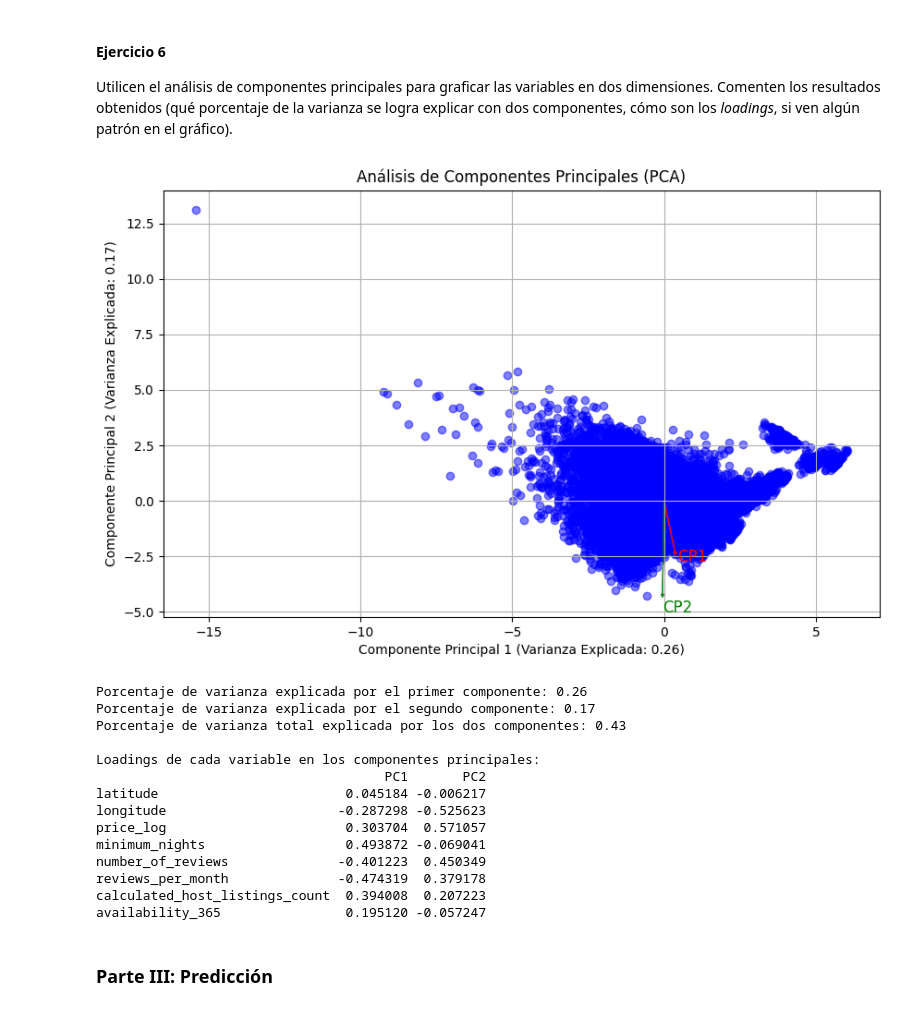
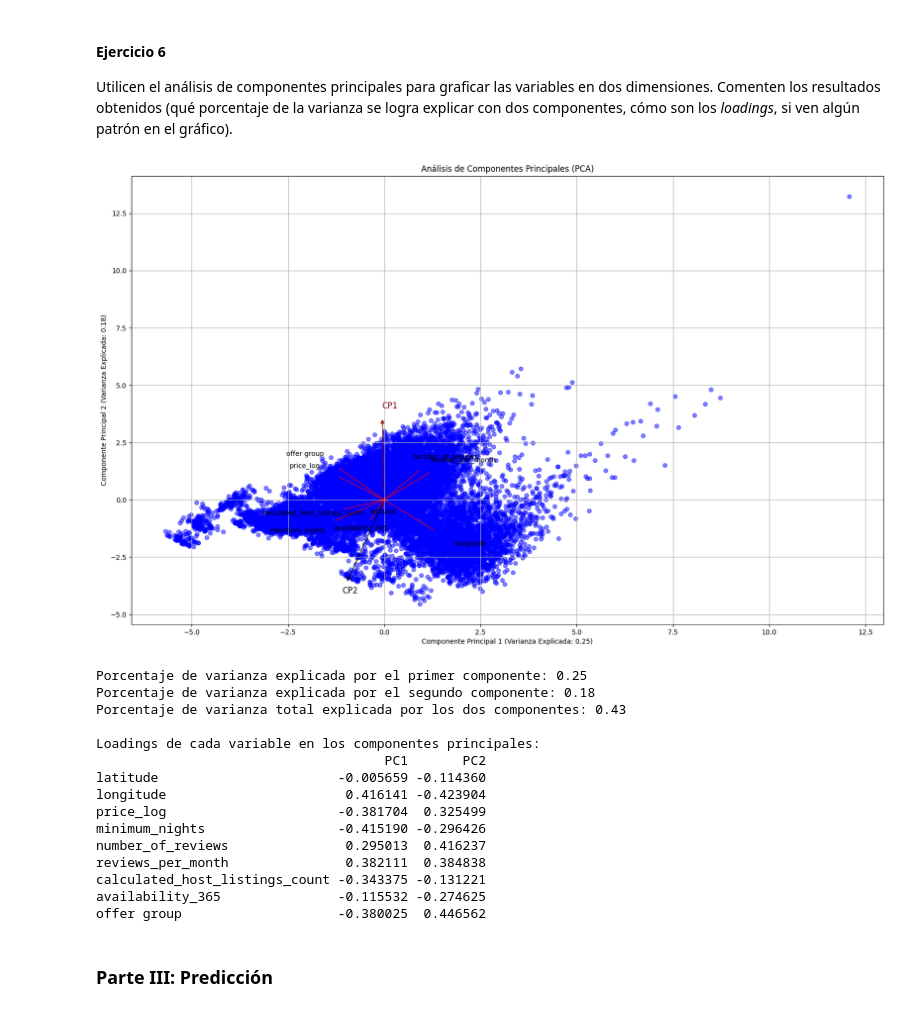
Before and after one commit to GabrielDiaz303/CC408--T1-2-, a Jupyter notebook: TP 2/TP2.ipynb, the cells around one changed output. Cells and saved outputs as stored; diff of their text form; code cells hidden in the pictures.

```diff
--- a/TP 2/TP2.ipynb
+++ b/TP 2/TP2.ipynb
@@ -549,7 +501,7 @@ from sklearn.preprocessing import StandardScaler
 
 # Selecciono las columnas numéricas para el análisis de PCA
 columnas_num = ['latitude', 'longitude', 'price_log', 'minimum_nights', 'number_of_reviews',
-                   'reviews_per_month', 'calculated_host_listings_count', 'availability_365']
+                   'reviews_per_month', 'calculated_host_listings_count', 'availability_365', "offer group"]
 
 # Estandarizo los datos para que tengan media = 0 y varianza = 1
 scaler = StandardScaler()
@@ -563,54 +515,73 @@ componentes_principales = pca.fit_transform(data_escalada)
 data_pca = pd.DataFrame(data=componentes_principales, columns=['CP1', 'CP2'])
 
 # Creo el gráfico de dispersión de los componentes principales
-plt.figure(figsize=(10, 6))
+plt.figure(figsize=(20, 12))
 plt.scatter(data_pca['CP1'], data_pca['CP2'], alpha=0.5, c='blue')
 plt.title('Análisis de Componentes Principales (PCA)')
 plt.xlabel(f'Componente Principal 1 (Varianza Explicada: {pca.explained_variance_ratio_[0]:.2f})')
 plt.ylabel(f'Componente Principal 2 (Varianza Explicada: {pca.explained_variance_ratio_[1]:.2f})')
 plt.grid(True)
 
-# Agregar vectores que representen CP1 y CP2
+# Agregamos vectores que representen CP1 y CP2
 scaling_factor = 8
 # CP1 (flecha desde el origen)
 plt.arrow(0, 0, pca.components_[0, 0] * scaling_factor, pca.components_[0, 1] * scaling_factor,
-          color='red', alpha=0.8, head_width=0.1, head_length=0.15, label='CP1')
+          color='maroon', alpha=0.8, head_width=0.1, head_length=0.15, label='CP1')
 plt.text(pca.components_[0, 0] * scaling_factor * 1.2, pca.components_[0, 1] * scaling_factor * 1.2,
-         'CP1', color='red', fontsize=12)
+         'CP1', color='maroon', fontsize=12)
 
 # CP2 (flecha desde el origen)
 plt.arrow(0, 0, pca.components_[1, 0] * scaling_factor, pca.components_[1, 1] * scaling_factor,
-          color='green', alpha=0.8, head_width=0.1, head_length=0.15, label='CP2')
+          color='black', alpha=0.8, head_width=0.1, head_length=0.15, label='CP2')
 plt.text(pca.components_[1, 0] * scaling_factor * 1.2, pca.components_[1, 1] * scaling_factor * 1.2,
-         'CP2', color='green', fontsize=12)
+         'CP2', color='black', fontsize=12)
+
+loadings = pca.components_.T
+
+# Escalamos los loadings para mejorar la visualización (ajustable)
+scale_factor = 3  # Reduce la longitud de las flechas si es necesario
+loadings_scaled = loadings * scale_factor
+
+# Agregamos los vectores de los loadings al gráfico
+for i, var in enumerate(columnas_num):
+    plt.arrow(0, 0, loadings_scaled[i, 0], loadings_scaled[i, 1],
+              color='red', alpha=0.7, head_width=0.03, head_length=0.03)
+
+    # Mueve el texto un poco más lejos de las flechas (aumentar el factor si es necesario)
+    plt.text(loadings_scaled[i, 0] * 1.8, loadings_scaled[i, 1] * 1.5, var,
+             color='black', ha='center', va='center', fontsize=10)
+
 
 plt.show()
+
+
 # Porcentaje de varianza explicado por cada componente
 explained_variance = pca.explained_variance_ratio_
 print(f"Porcentaje de varianza explicada por el primer componente: {explained_variance[0]:.2f}")
 print(f"Porcentaje de varianza explicada por el segundo componente: {explained_variance[1]:.2f}")
 print(f"Porcentaje de varianza total explicada por los dos componentes: {explained_variance[0] + explained_variance[1]:.2f}")
 
 # Loadings (pesos de cada variable en los componentes)
 loadings = pd.DataFrame(pca.components_.T, columns=['PC1', 'PC2'], index=columnas_num)
 print("\nLoadings de cada variable en los componentes principales:")
 print(loadings)
 # %% [output]
-[figure, old version]
+[figure, new version]
-Porcentaje de varianza explicada por el primer componente: 0.26
-Porcentaje de varianza explicada por el segundo componente: 0.17
+Porcentaje de varianza explicada por el primer componente: 0.25
+Porcentaje de varianza explicada por el segundo componente: 0.18
 Porcentaje de varianza total explicada por los dos componentes: 0.43
 
 Loadings de cada variable en los componentes principales:
                                      PC1       PC2
-latitude                        0.045184 -0.006217
-longitude                      -0.287298 -0.525623
-price_log                       0.303704  0.571057
-minimum_nights                  0.493872 -0.069041
-number_of_reviews              -0.401223  0.450349
-reviews_per_month              -0.474319  0.379178
-calculated_host_listings_count  0.394008  0.207223
-availability_365                0.195120 -0.057247
+latitude                       -0.005659 -0.114360
+longitude                       0.416141 -0.423904
+price_log                      -0.381704  0.325499
+minimum_nights                 -0.415190 -0.296426
+number_of_reviews               0.295013  0.416237
+reviews_per_month               0.382111  0.384838
+calculated_host_listings_count -0.343375 -0.131221
+availability_365               -0.115532 -0.274625
+offer group                    -0.380025  0.446562
 # %% [markdown]
 ### Parte III: Predicción
 # %% [markdown]
```
Also changed, not shown: parts of 9 cells of this notebook.
